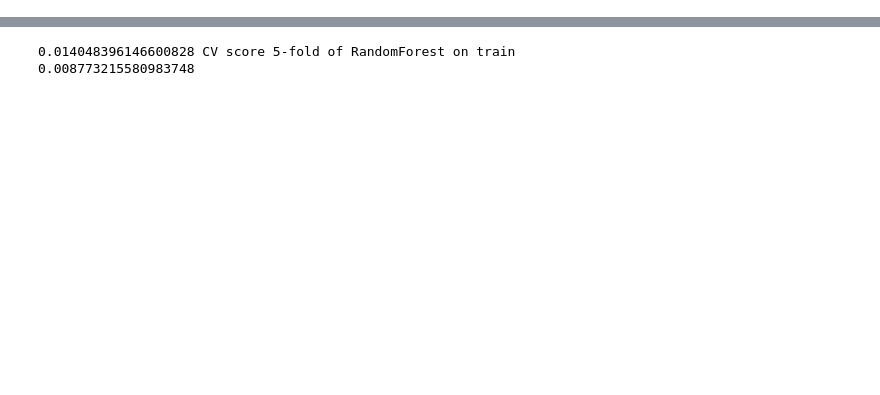
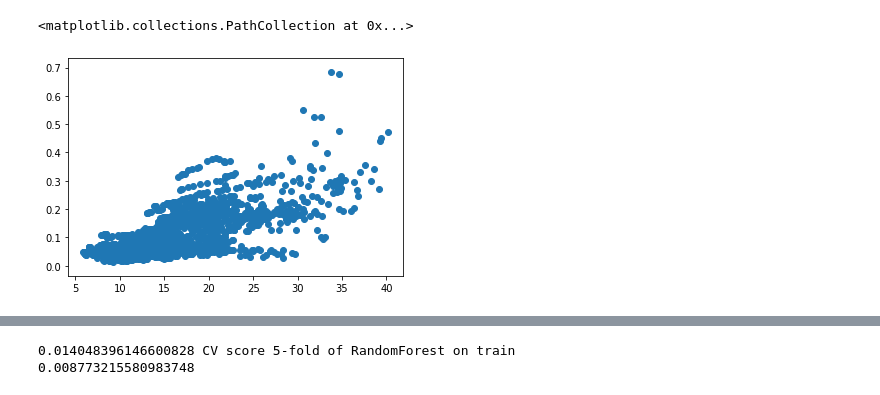
Before and after one commit to D1nay/prohack2020, a Jupyter notebook: Model selection.ipynb, the cells around one changed output, grey strips where cells are left out. Cells and saved outputs as stored; diff of their text form; code cells hidden in the pictures; blank space fills up the shorter version.

```diff
--- a/Model selection.ipynb
+++ b/Model selection.ipynb
@@ -21,0 +83,9 @@ data_no_world = data[data['country'] != 'World']
+# %%
+summ = data_mod.iloc[:, i].fillna(value=0) * 0
+for i in range(6):
+    summ += -1/(data_mod.iloc[:, i].fillna(value=0)-1.1)
+# %%
+plt.scatter(summ, data_mod['y'])
+# %% [output]
+<matplotlib.collections.PathCollection at 0x...>
+[figure, added]
```
Also changed, not shown: parts of 41 cells of this notebook, 3 other files.
